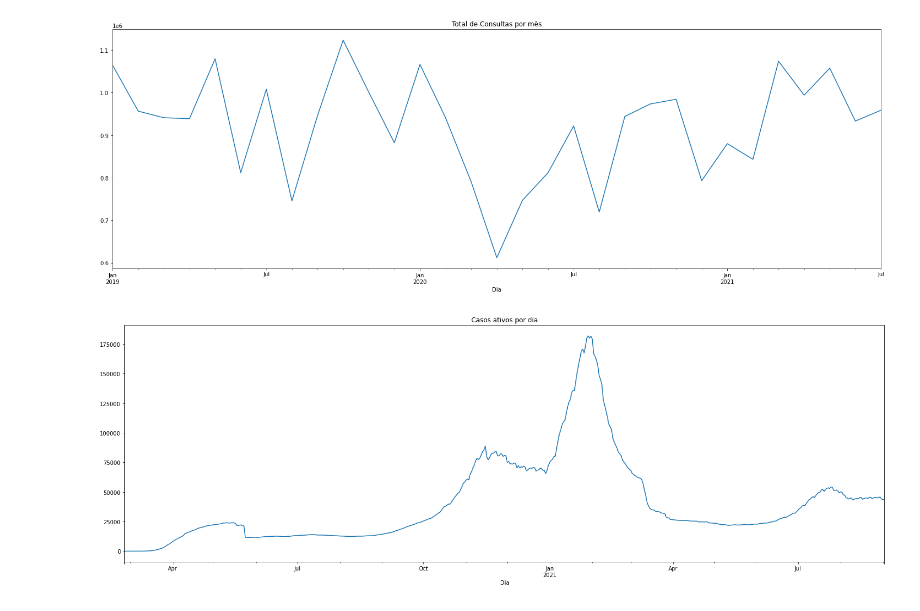
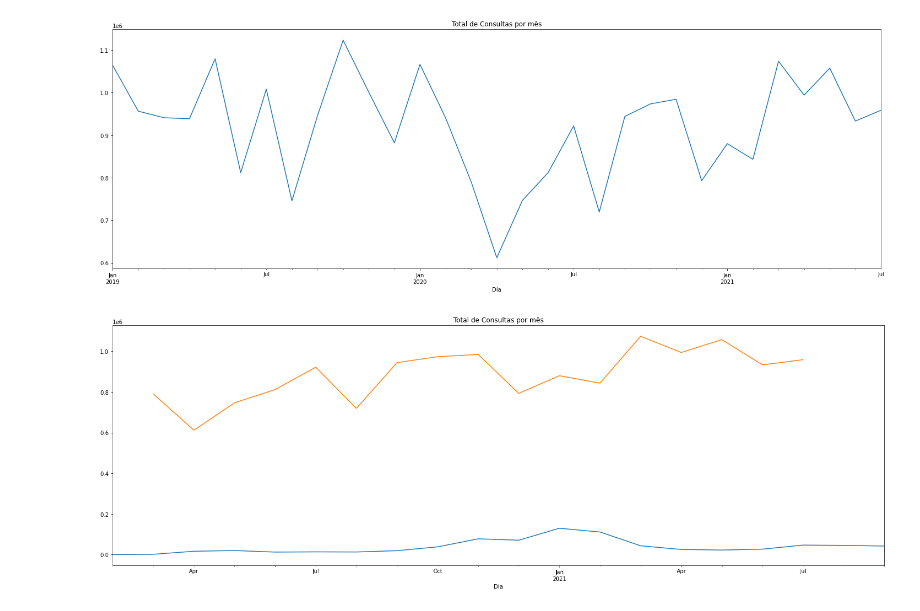
Before and after one commit to zevarela/dssg, a Jupyter notebook: Tutorial_DSSG_2021-06.ipynb, the cells around one changed output. Saved outputs shown, nothing was run; the diff lists cells and outputs as text; code cells hidden in the pictures.

```diff
--- a/Tutorial_DSSG_2021-06.ipynb
+++ b/Tutorial_DSSG_2021-06.ipynb
@@ -323,7 +345,8 @@ df_covid.loc[after_rt_inception, rt_cols].plot(title="R(t)", figsize=(25,8));
 total_mensal.plot(title="Total de Consultas por mês", figsize=(25,8));
 # %% [output]
 [figure]
-# %%
-df_covid["ativos"].plot(title="Casos ativos por dia", figsize=(25,8));
-# %% [output]
-[figure, removed]
+# %%
+ax = df_covid["ativos"].groupby(pd.Grouper(freq='M')).mean().plot(title="Média de casos ativos por mês", figsize=(25,8))
+total_mensal.loc[df_covid.index[0]:].plot(title="Total de Consultas por mês", figsize=(25,8), ax=ax);
+# %% [output]
+[figure, added]
```
Also changed, not shown: parts of 9 cells of this notebook.
